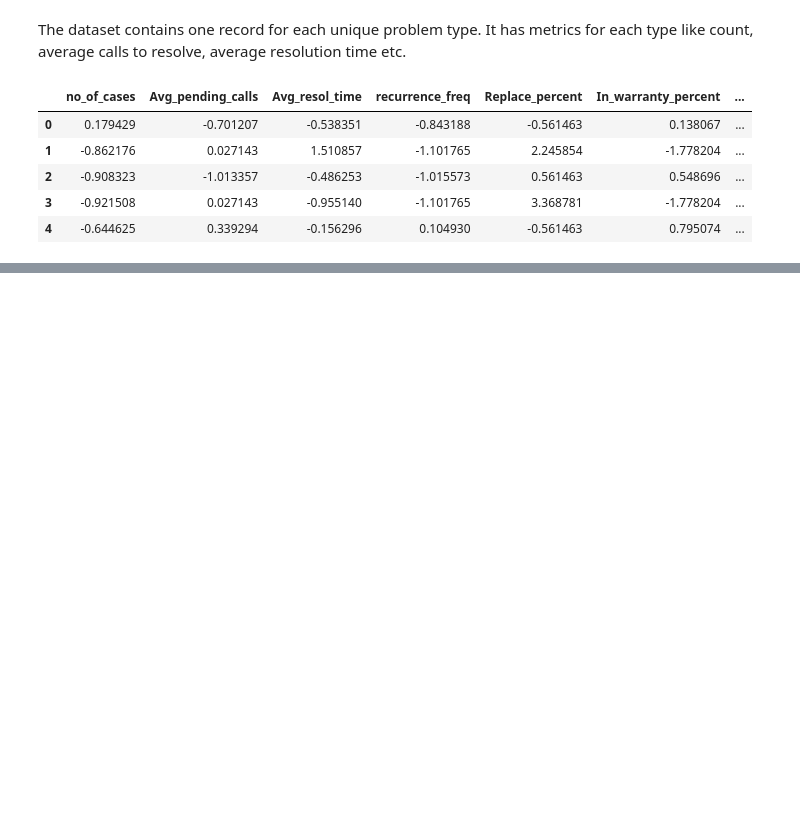
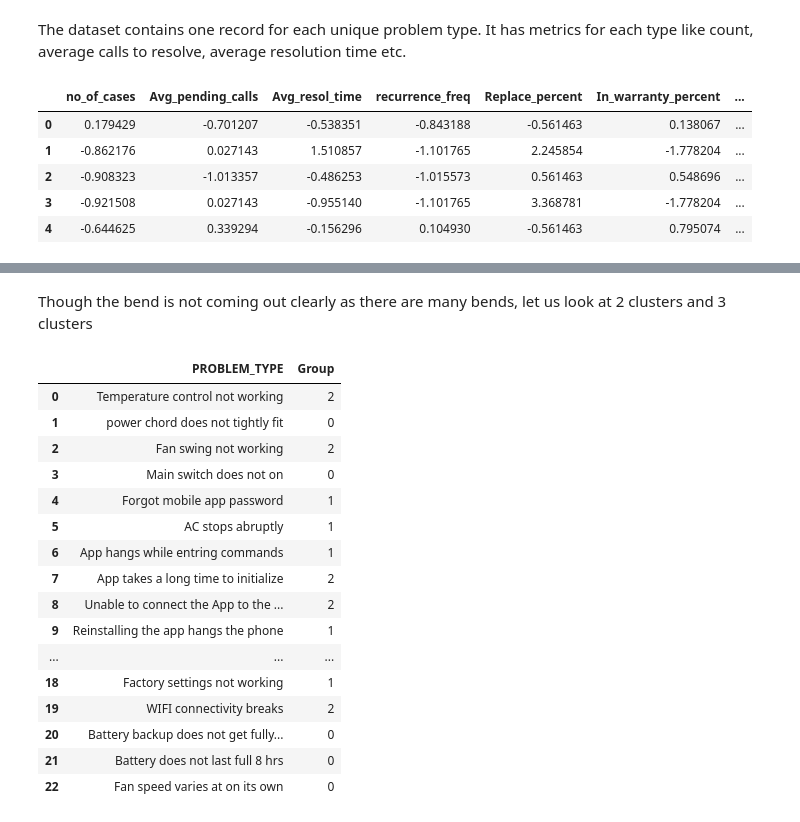
Before and after one commit to rameshganig/AIML_Pythone, a Jupyter notebook: Unsupervised Learning/Kmeans_tec_support_analysis_R.ipynb, the cells around one changed output, grey strips where cells are left out. Saved outputs shown, nothing was run; the diff lists cells and outputs as text; code cells hidden in the pictures; blank space fills up the shorter version.

```diff
--- a/Unsupervised Learning/Kmeans_tec_support_analysis_R.ipynb
+++ b/Unsupervised Learning/Kmeans_tec_support_analysis_R.ipynb
@@ -56,0 +109,31 @@ tec_support_df.head()
+# %% [markdown]
+Though the bend is not coming out clearly as there are many bends, let us look at 2 clusters and 3 clusters
+# %%
+# Let us first start with k=2
+
+final_model =KMeans(n_clusters=3, random_state=1)
+final_model.fit(tech_supp_atribuits)
+predictions=final_model.predict(tech_supp_atribuits)
+
+#Append the prediction
+
+tec_support_df["Group"]=predictions
+tec_support_df[["PROBLEM_TYPE", "Group"]]
+# %% [output]
+|  | PROBLEM_TYPE | Group |
+| 0 | Temperature control not working | 2 |
+| 1 | power chord does not tightly fit | 0 |
+| 2 | Fan swing not working | 2 |
+| 3 | Main switch does not on | 0 |
+| 4 | Forgot mobile app password | 1 |
+| 5 | AC stops abruptly | 1 |
+| 6 | App hangs while entring commands | 1 |
+| 7 | App takes a long time to initialize | 2 |
+| 8 | Unable to connect the App to the ... | 2 |
+| 9 | Reinstalling the app hangs the phone | 1 |
+| ... | ... | ... |
+| 18 | Factory settings not working | 1 |
+| 19 | WIFI connectivity breaks | 2 |
+| 20 | Battery backup does not get fully... | 0 |
+| 21 | Battery does not last full 8 hrs | 0 |
+| 22 | Fan speed varies at on its own | 0 |
```
Also changed, not shown: parts of 5 cells of this notebook, 6 other files.
